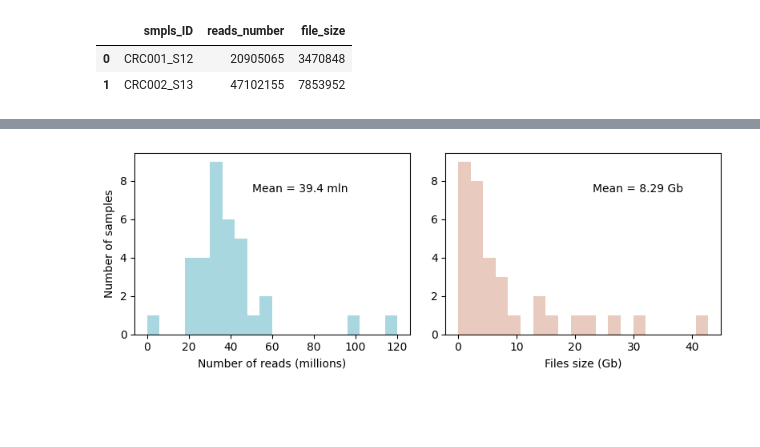
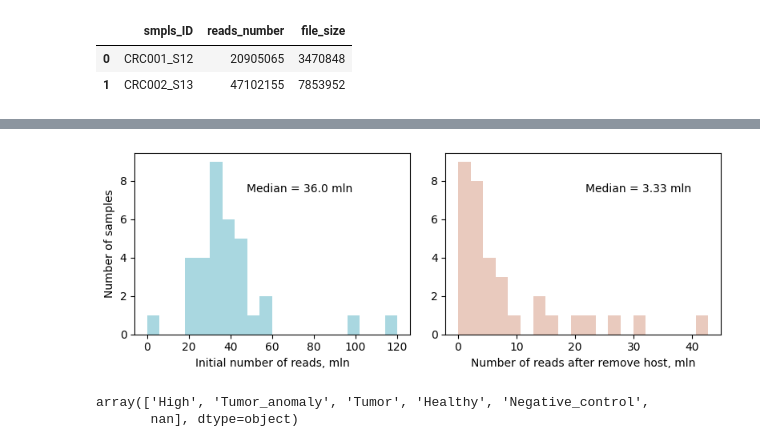
Before and after one commit to Chartiza/2023_Oral_metageome_pilot, a Jupyter notebook: Fasta_basic_stats.ipynb, the cells around one changed output, grey strips where cells are left out. Cells and saved outputs as stored; diff of their text form; code cells hidden in the pictures; blank space fills up the shorter version.

```diff
--- a/Fasta_basic_stats.ipynb
+++ b/Fasta_basic_stats.ipynb
@@ -43,23 +36,28 @@ mrg.head(2)
 # %%
 import matplotlib.pyplot as plt
 
 # make a plot
 fig, axs = plt.subplots(1, 2, figsize=(8, 3))
 
 axs[0].hist(mrg['ReadsNumber']/1000000, bins=20, alpha=0.5, color='#55b0c2')
-axs[0].set_xlabel('Number of reads (millions)')
+axs[0].set_xlabel('Initial number of reads, mln')
 axs[0].set_ylabel('Number of samples')
 #axs[0].set_title('Reads number per sample')
-mn = mrg['ReadsNumber'].mean()/1000000
-axs[0].text(0.6, 0.8, 'Mean = '+str(mn)[0:4]+' mln', horizontalalignment='center', verticalalignment='center', transform=axs[0].transAxes)
+mn = mrg['ReadsNumber'].median()/1000000
+axs[0].text(0.6, 0.8, 'Median = '+str(mn)[0:4]+' mln', horizontalalignment='center', verticalalignment='center', transform=axs[0].transAxes)
 
 axs[1].hist(mrg['RN_host_removed']/1000000, bins=20, alpha=0.5, color='#d4967f')
-axs[1].set_xlabel('Files size (Gb)')
-mn2 = mrg['RN_host_removed'].mean()/1000000
+axs[1].set_xlabel('Number of reads after remove host, mln')
+mn2 = mrg['RN_host_removed'].median()/1000000
 #axs[1].set_title('Files size per sample')
-axs[1].text(0.7, 0.8, 'Mean = '+str(mn2)[0:4]+' Gb', horizontalalignment='center', verticalalignment='center', transform=axs[1].transAxes)
+axs[1].text(0.7, 0.8, 'Median = '+str(mn2)[0:4]+' mln', horizontalalignment='center', verticalalignment='center', transform=axs[1].transAxes)
 
 plt.tight_layout()
 plt.savefig('results/Ststs1.png', dpi=300)
 # %% [output]
-[figure, old version]
+[figure, new version]
+# %%
+mrg['Adenoma_risk'].unique()
+# %% [output]
+array(['High', 'Tumor_anomaly', 'Tumor', 'Healthy', 'Negative_control',
+       nan], dtype=object)
```
Also changed, not shown: parts of 5 cells of this notebook, 1 other file.
